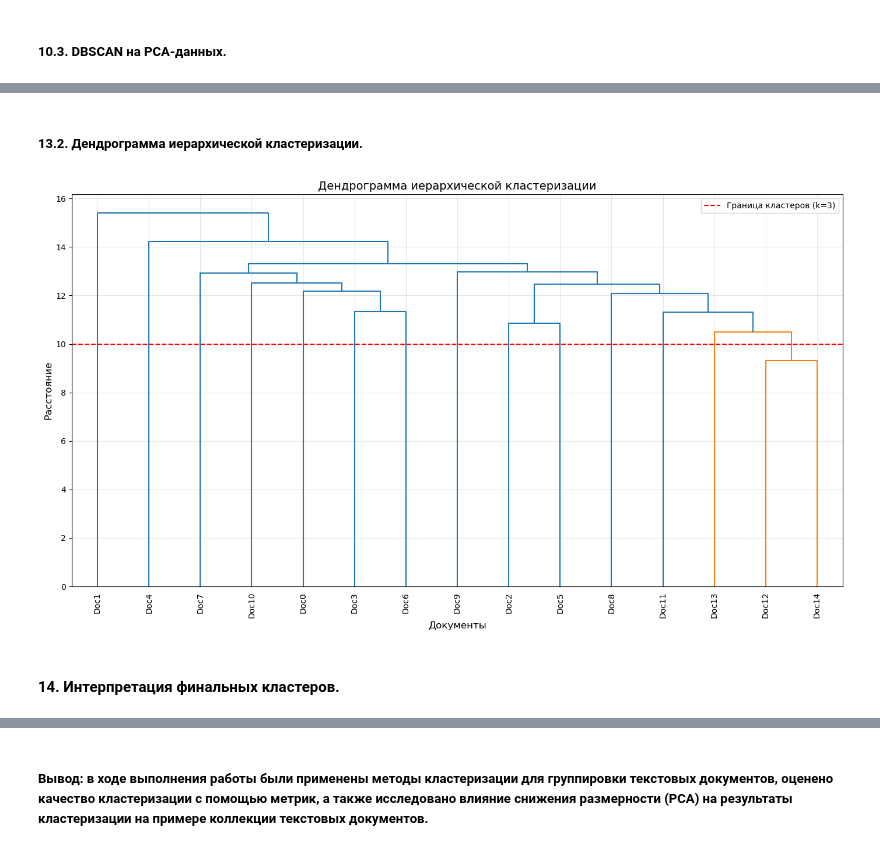
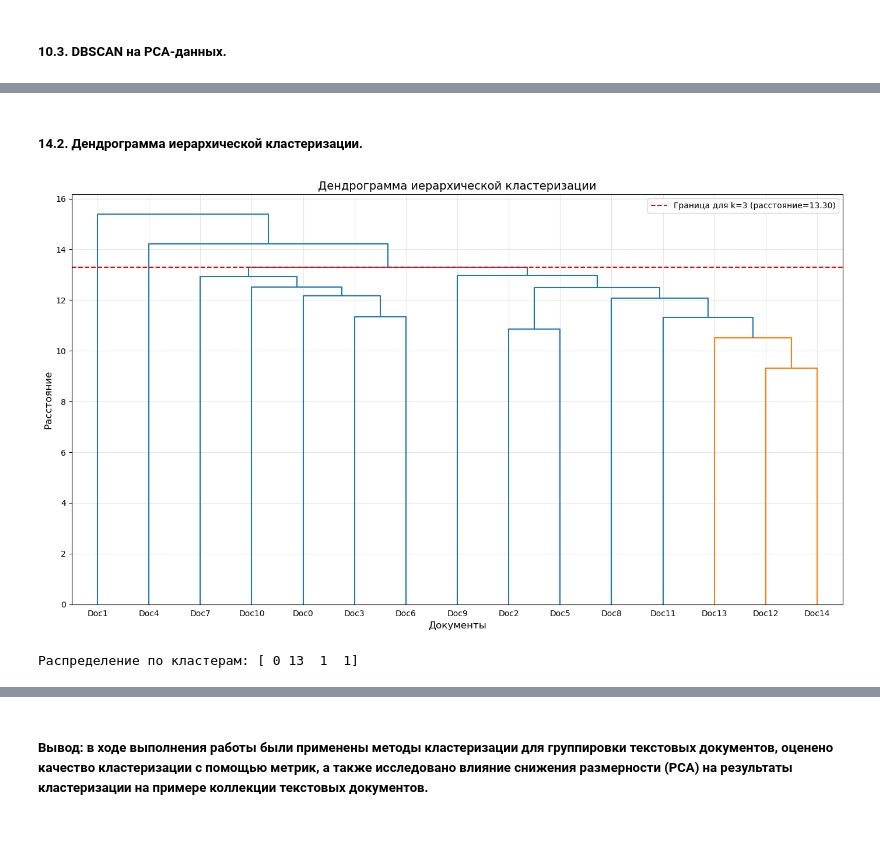
Before and after one commit to zumazoy-college/IPYNB-machine-learning, a Jupyter notebook: n8.ipynb, the cells around one changed output, grey strips where cells are left out. Cells and saved outputs as stored; diff of their text form; code cells hidden in the pictures.

```diff
--- a/n8.ipynb
+++ b/n8.ipynb
@@ -562,2 +821,5 @@ Calinski-Harabasz Score: 1.88
 # %% [markdown]
 <h5>10.3. DBSCAN на PCA-данных.</h5>
+# %%
+# Автоматически находим оптимальный eps для PCA данных
+optimal_eps_pca = find_optimal_eps(X_pca, min_samples=2, plot=True)
@@ -564,18 +830,17 @@ Calinski-Harabasz Score: 1.88
 # %%
-# DBSCAN на PCA данных (параметры подобраны для PCA пространства)
-dbscan_pca = DBSCAN(eps=0.5, min_samples=2)
+dbscan_pca = DBSCAN(eps=optimal_eps_pca, min_samples=2)
 labels_dbscan_pca = dbscan_pca.fit_predict(X_pca)
 
 # Количество кластеров и шума
 n_clusters_dbscan_pca = len(set(labels_dbscan_pca)) - (1 if -1 in labels_dbscan_pca else 0)
 n_noise_dbscan_pca = list(labels_dbscan_pca).count(-1)
 
-print("=" * 35)
-print("DBSCAN КЛАСТЕРИЗАЦИЯ (с PCA)")
-print("=" * 35)
+print("DBSCAN кластеризация (с PCA)")
+print("-" * 30)
 print(f"Количество кластеров: {n_clusters_dbscan_pca}")
 print(f"Количество шумовых точек: {n_noise_dbscan_pca}")
 
+# Расчет метрик (только для не-шумовых точек)
 if n_clusters_dbscan_pca > 1:
     mask_pca = labels_dbscan_pca != -1
     sil_dbscan_pca = silhouette_score(X_pca[mask_pca], labels_dbscan_pca[mask_pca])
@@ -585,6 +850,12 @@ if n_clusters_dbscan_pca > 1:
     print(f"\nSilhouette Score: {sil_dbscan_pca:.4f}")
     print(f"Davies-Bouldin Score: {db_dbscan_pca:.4f}")
     print(f"Calinski-Harabasz Score: {ch_dbscan_pca:.2f}")
+
+    print(f"\nРаспределение документов по кластерам:")
+    for i in range(n_clusters_dbscan):
+        count = np.sum(labels_dbscan_pca == i)
+        print(f"  Кластер {i+1}: {count} документов")
 else:
     sil_dbscan_pca, db_dbscan_pca, ch_dbscan_pca = 0, 0, 0
+    print("\nНедостаточно кластеров для расчета метрик")
 # %% [output]
@@ -719,28 +1038,35 @@ plt.show()
 # %% [markdown]
-<h5>13.2. Дендрограмма иерархической кластеризации.</h5>
+<h5>14.2. Дендрограмма иерархической кластеризации.</h5>
 # %%
-# Построение дендрограммы
 plt.figure(figsize=(14, 8))
 
 # Создание матрицы связей для дендрограммы
 linkage_matrix = linkage(X_scaled, method='ward')
 
 # Построение дендрограммы
-dendrogram(linkage_matrix,
-           labels=[f'Doc{i}' for i in range(len(documents))],
-           leaf_rotation=90,
-           leaf_font_size=10,
-           color_threshold=0.7 * max(linkage_matrix[:, 2]))
+dendrogram(
+    linkage_matrix,
+    labels=[f'Doc{i}' for i in range(len(documents))],
+    leaf_font_size=10,
+    color_threshold=0.7 * max(linkage_matrix[:, 2]) # все слияния на расстоянии < 70% от максимального — оранжевые
+)
+
+# Автоматическое определение границы для k=3
+distance_for_k3 = linkage_matrix[-3, 2]  # Расстояние, дающее ~3 кластера
+plt.axhline(y=distance_for_k3, color='r', linestyle='--',
+            label=f'Граница для k=3 (расстояние={distance_for_k3:.2f})')
 
 plt.xlabel('Документы', fontsize=12)
 plt.ylabel('Расстояние', fontsize=12)
 plt.title('Дендрограмма иерархической кластеризации', fontsize=14)
-plt.axhline(y=10, color='r', linestyle='--', label='Граница кластеров (k=3)')
 plt.legend()
 plt.grid(True, alpha=0.3)
 plt.tight_layout()
 plt.show()
+
+# Получение меток кластеров
+final_clusters = fcluster(linkage_matrix, 3, criterion='maxclust')
+print(f"Распределение по кластерам: {np.bincount(final_clusters)}")
 # %% [output]
-[figure, old version]
+[figure, new version]
+Распределение по кластерам: [ 0 13  1  1]
-# %% [markdown]
-<h4>14. Интерпретация финальных кластеров.</h4>
```
Also changed, not shown: parts of 33 cells of this notebook, 1 other file.
